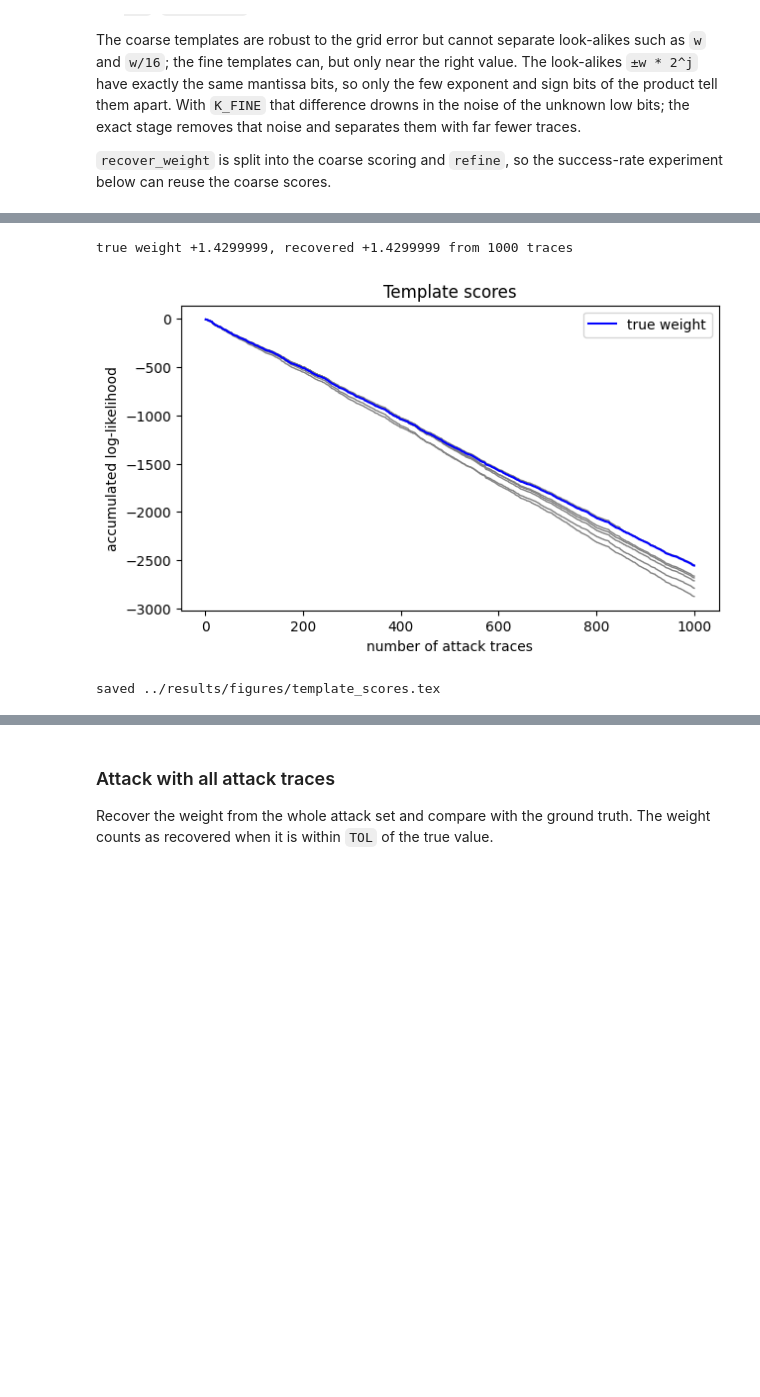
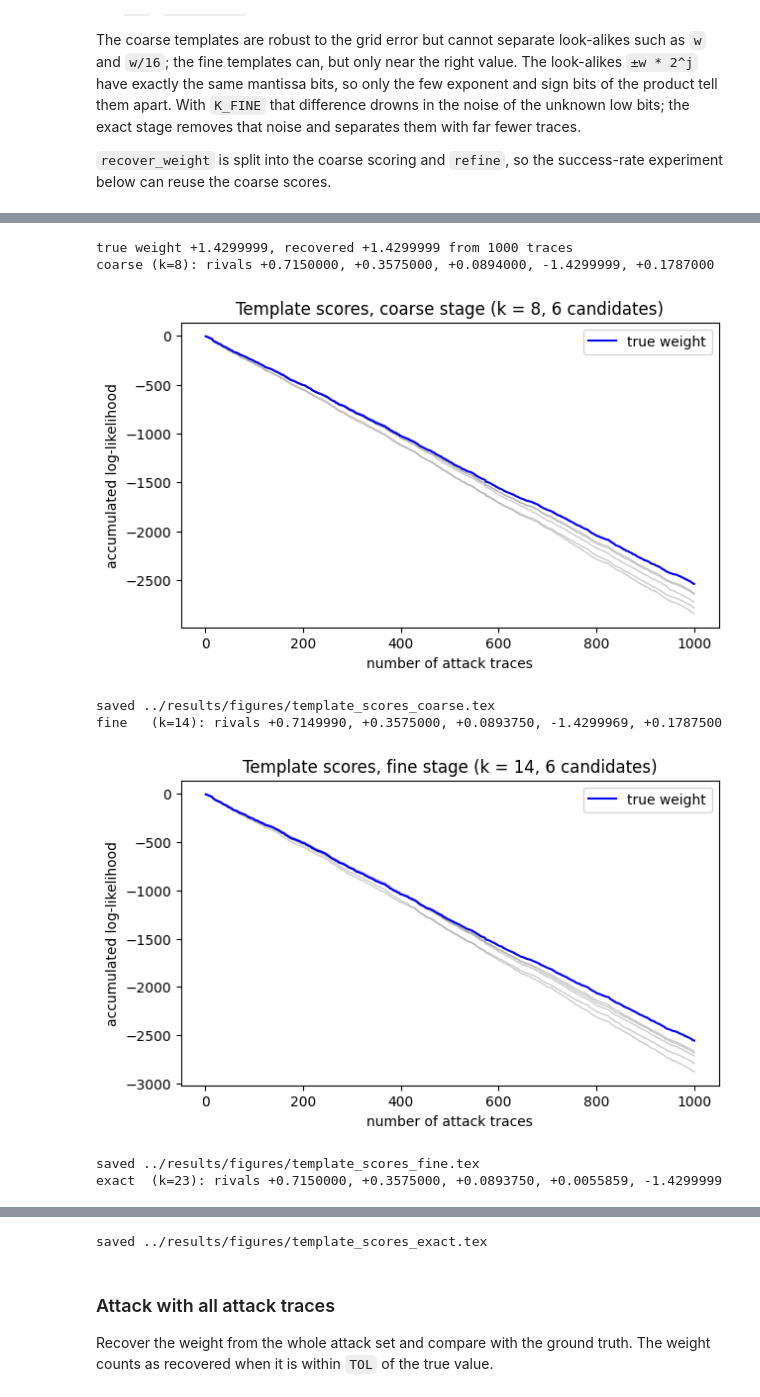
Before and after one commit to LubimPiskoty/CPA-of-NN-Weight-Parameters, a Jupyter notebook: analysis/TemplateDPA.ipynb, the cells around one changed output, grey strips where cells are left out. Saved outputs shown, nothing was run; the diff lists cells and outputs as text; code cells hidden in the pictures; blank space fills up the shorter version.

Commit message:
Changed graphs, uploaded raw data

```diff
--- a/analysis/TemplateDPA.ipynb
+++ b/analysis/TemplateDPA.ipynb
@@ -73,7 +73,8 @@ def plot(name, series, xlabel, ylabel, title=None, xlog=False, xlim=None, ylim=N
     plt.figure(figsize=figsize)
     for s in series:
         ls = '-' if s.get('line', True) else 'none'
-        kw = dict(color=s.get('color', 'blue'), label=s.get('label'), ls=ls, marker=s.get('marker'), ms=4)
+        kw = dict(color=s.get('color', 'blue'), label=s.get('label'), ls=ls, marker=s.get('marker'), ms=4,
+                  alpha=s.get('alpha', 1))
         if s.get('yerr') is not None:
             plt.errorbar(s['x'], s['y'], yerr=s['yerr'], capsize=3, **kw)
         else:
@@ -109,6 +110,8 @@ def plot(name, series, xlabel, ylabel, title=None, xlog=False, xlim=None, ylim=N
         style.append({'o': "mark=*, mark size=1.5pt", 'x': "mark=x, mark size=2.5pt"}.get(s.get('marker'), "no marks"))
         if not s.get('line', True):
             style.append("only marks")
+        if s.get('alpha', 1) < 1:
+            style.append(f"opacity={_fmt(s['alpha'])}")
         if not s.get('label'):
             style.append("forget plot")
         if s.get('yerr') is not None:
@@ -369,20 +388,43 @@ lines are the other finalists of the search. A correct attack shows blue rising
 # %%
-N_SCORE_PLOT = 1000          # attack traces shown in the plot
+N_SCORE_PLOT = 1000          # attack traces shown in the plots
+N_EXACT_RIVALS = 5           # wrong exact-stage candidates shown
 x, leak = a_inputs[:N_SCORE_PLOT], a_traces[:N_SCORE_PLOT][:, POIS]
-best, refined = recover_weight(x, leak)
+coarse = per_trace_loglik(grid, x, leak, tpl_coarse).sum(axis=1)
+best, refined = refine(coarse, x, leak)
 print(f"true weight {TRUE_W:+.7f}, recovered {best:+.7f} from {len(x)} traces")
 
-hyp = np.float32([r[0] for r in refined] + [TRUE_W])                 # finalists + the true weight
-ll = per_trace_loglik(hyp, x, leak, tpl_fine)
-cum = np.cumsum(ll, axis=1)
+def wrong(ws):
+    return [w for w in ws if abs(w - TRUE_W) > FINALIST_SEP]
+
+# exact stage: the best wrong candidates around the fine result
+fine_best = max(refined, key=lambda r: r[1])[0]
+ex_cands = exact_candidates(fine_best)
+ex_cands = ex_cands[ex_cands != np.float32(TRUE_W)]
+ex_scores = per_trace_loglik(ex_cands, x, leak, tpl_exact).sum(axis=1)
+ex_rivals = ex_cands[np.argsort(ex_scores)[::-1][:N_EXACT_RIVALS]]
+
+stages = [
+    ('coarse', tpl_coarse, wrong([float(grid[i]) for i in finalists(coarse)])),
+    ('fine', tpl_fine, wrong([r[0] for r in refined])),
+    ('exact', tpl_exact, [float(w) for w in ex_rivals]),
+]
 
 n_tr = np.arange(1, len(x) + 1)
-plot("template_scores",
-     [dict(x=n_tr, y=cum[i], color='gray') for i in range(len(hyp) - 1)]
-     + [dict(x=n_tr, y=cum[-1], color='blue', lw=1.5, label='true weight')],
-     xlabel='number of attack traces', ylabel='accumulated log-likelihood', title='Template scores',
-     legend_pos='south west', figsize=(7, 4))
+for name, tpl, rivals in stages:
+    hyp = np.float32(rivals + [TRUE_W])
+    cum = np.cumsum(per_trace_loglik(hyp, x, leak, tpl), axis=1)
+    print(f"{name:6s} (k={tpl['k']}): rivals " + ", ".join(f"{w:+.7f}" for w in rivals))
+    plot(f"template_scores_{name}",
+         [dict(x=n_tr, y=cum[i], color='gray', alpha=0.4) for i in range(len(rivals))]
+         + [dict(x=n_tr, y=cum[-1], color='blue', lw=1.5, label='true weight')],
+         xlabel='number of attack traces', ylabel='accumulated log-likelihood',
+         title=f"Template scores, {name} stage (k = {tpl['k']}, {len(hyp)} candidates)", legend_pos='south west', figsize=(7, 4))
 # %% [output]
 true weight +1.4299999, recovered +1.4299999 from 1000 traces
+coarse (k=8): rivals +0.7150000, +0.3575000, +0.0894000, -1.4299999, +0.1787000
-[figure, old version]
+[figure, new version]
-saved ../results/figures/template_scores.tex
+saved ../results/figures/template_scores_coarse.tex
+fine   (k=14): rivals +0.7149990, +0.3575000, +0.0893750, -1.4299969, +0.1787500
+[figure, added]
+saved ../results/figures/template_scores_fine.tex
+exact  (k=23): rivals +0.7150000, +0.3575000, +0.0893750, +0.0055859, -1.4299999
@@ -389,3 +432,4 @@ saved ../results/figures/template_scores.tex
+saved ../results/figures/template_scores_exact.tex
 # %% [markdown]
 ### Attack with all attack traces
 
```
Also changed, not shown: parts of 4 cells of this notebook, 8 other files.
